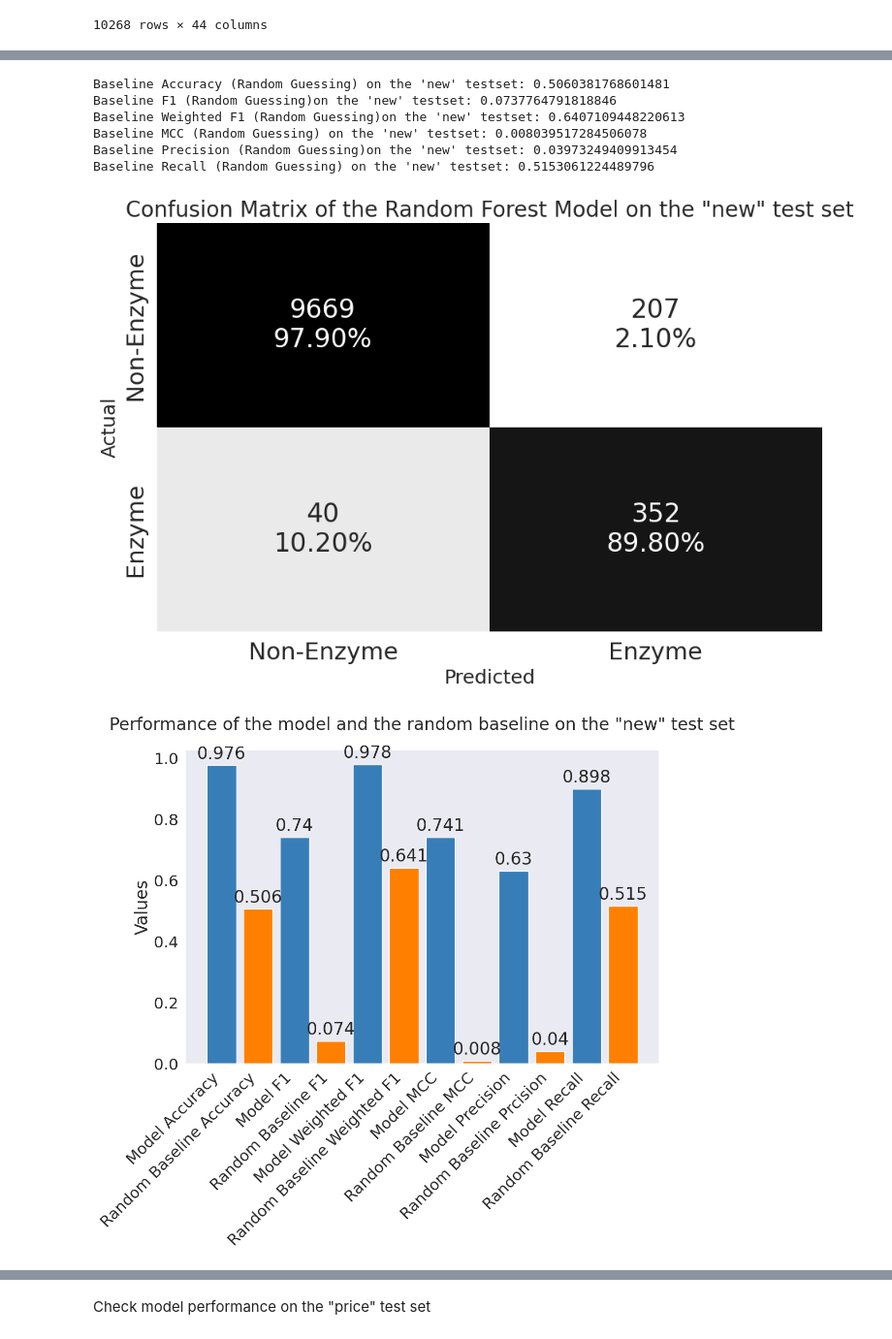
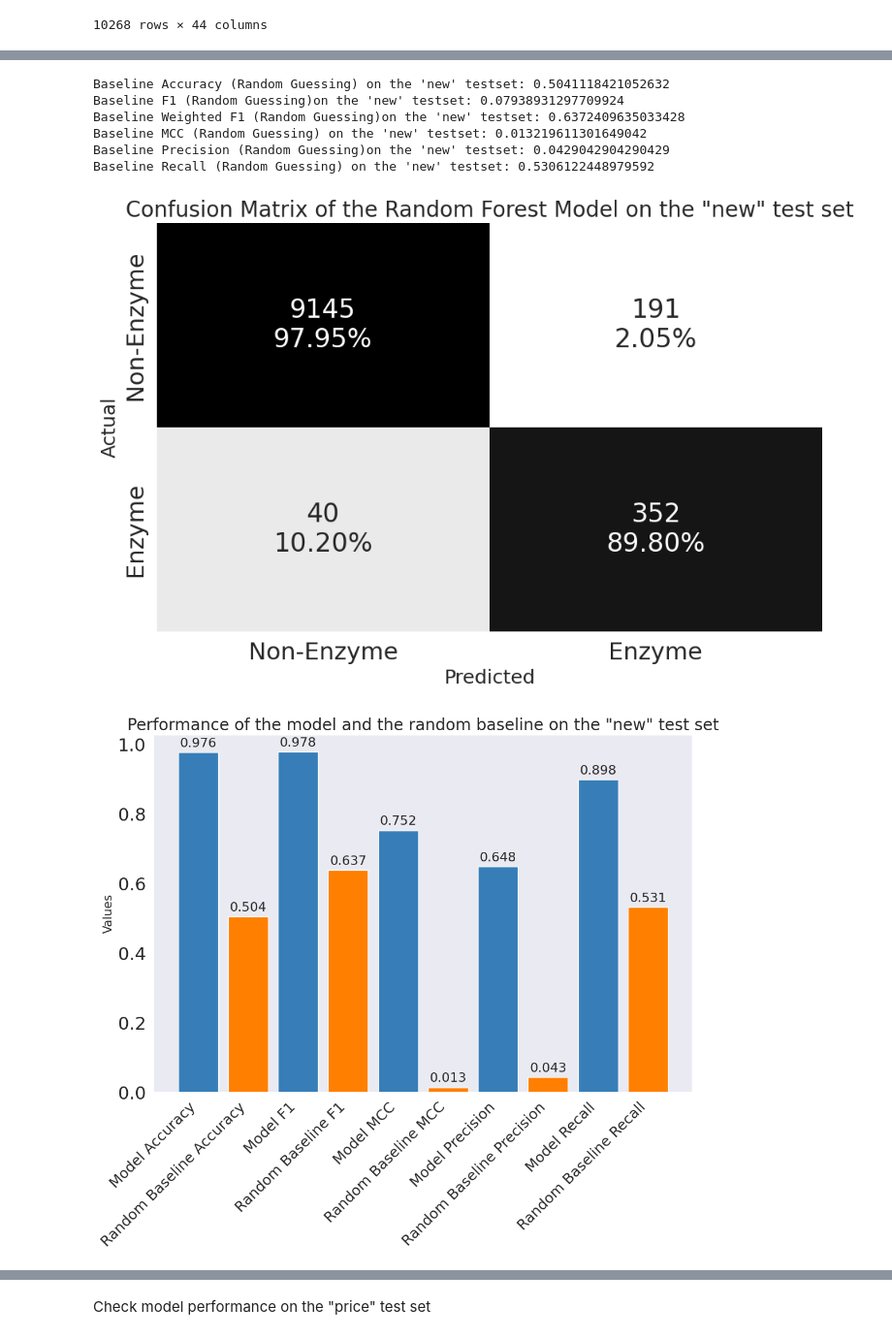
Before and after one commit to github4touchdouble/nnet-enzyme, a Jupyter notebook: random_forest/RandomForest_esm2.ipynb, the cells around one changed output, grey strips where cells are left out. Shown at 97% size. Drawn from its saved outputs; the diff is of its cells as text; code cells hidden in the pictures.

```diff
--- a/random_forest/RandomForest_esm2.ipynb
+++ b/random_forest/RandomForest_esm2.ipynb
@@ -1282,0 +1400,5 @@ test_new_df_reduced_pca
+# %%
+test_new_df_filtered =filter_unwanted_seqs(test_new_df_reduced_pca)
+# %%
+test_new_df_filtered = test_new_df_filtered.sort_values(['Label','Entry'],ascending=[False, True]).reset_index(drop=True)
+test_new_df_filtered
@@ -1283,6 +1419,6 @@ test_new_df_reduced_pca
 # %%
-y_test_new=test_new_df_reduced_pca['Label']
-X_test_new=test_new_df_reduced_pca[['Mass', 'Emb median', 'Emb std', 'Emb magnitude', 'PCA 1', 'PCA 2',
+y_test_new=test_new_df_filtered['Label']
+X_test_new=test_new_df_filtered[['Mass', 'Emb median', 'Emb std', 'Emb magnitude', 'PCA 1', 'PCA 2',
        'PCA 3', 'PCA 4', 'PCA 5', 'PCA 6', 'PCA 7', 'PCA 8', 'PCA 9', 'PCA 10',
        'PCA 11', 'PCA 12', 'PCA 13', 'PCA 14', 'PCA 15', 'PCA 16', 'PCA 17',
        'PCA 18', 'PCA 19', 'PCA 20', 'PCA 21', 'PCA 22', 'PCA 23', 'PCA 24',
@@ -1378,12 +1481,12 @@ print("Baseline MCC (Random Guessing) on the 'new' testset:", baseline_mcc_test_
 print("Baseline Precision (Random Guessing)on the 'new' testset:", baseline_precsion_test_new)
 print("Baseline Recall (Random Guessing) on the 'new' testset:", baseline_recall_test_new)
 # %% [output]
-Baseline Accuracy (Random Guessing) on the 'new' testset: 0.5060381768601481
-Baseline F1 (Random Guessing)on the 'new' testset: 0.0737764791818846
-Baseline Weighted F1 (Random Guessing)on the 'new' testset: 0.6407109448220613
-Baseline MCC (Random Guessing) on the 'new' testset: 0.008039517284506078
-Baseline Precision (Random Guessing)on the 'new' testset: 0.03973249409913454
-Baseline Recall (Random Guessing) on the 'new' testset: 0.5153061224489796
+Baseline Accuracy (Random Guessing) on the 'new' testset: 0.5041118421052632
+Baseline F1 (Random Guessing)on the 'new' testset: 0.07938931297709924
+Baseline Weighted F1 (Random Guessing)on the 'new' testset: 0.6372409635033428
+Baseline MCC (Random Guessing) on the 'new' testset: 0.013219611301649042
+Baseline Precision (Random Guessing)on the 'new' testset: 0.0429042904290429
+Baseline Recall (Random Guessing) on the 'new' testset: 0.5306122448979592
 # %%
 cf_matrix = confusion_matrix(y_test_new, y_pred_test_new)
 cf_matrix_normal = confusion_matrix(y_test_new, y_pred_test_new, normalize='true')
@@ -1405,31 +1508,33 @@ plt.title('Confusion Matrix of the Random Forest Model on the "new" test set', f
 plt.tight_layout()
 plt.show()
 # %% [output]
-[figure, old version]
+[figure, new version]
 # %%
 # Plot the results of the model and the random baseline
 # Showing accuracy, f1, mcc, precision and recall
-categories = ['Model Accuracy','Random Baseline Accuracy' ,'Model F1','Random Baseline F1','Model Weighted F1','Random Baseline Weighted F1' ,'Model MCC','Random Baseline MCC' ,'Model Precision','Random Baseline Prcision' ,'Model Recall', 'Random Baseline Recall']
-values = [loaded_model_accuracy_new, baseline_accuracy_test_new, f1_test_new, baseline_f1_test_new,weighted_f1_test_new,baseline_weighted_f1_test_new ,mcc_test_new, baseline_mcc_test_new, precision_test_new, baseline_precsion_test_new, recall_test_new, baseline_recall_test_new]
+categories = ['Model Accuracy','Random Baseline Accuracy' ,'Model F1','Random Baseline F1','Model MCC','Random Baseline MCC' ,'Model Precision','Random Baseline Precision' ,'Model Recall', 'Random Baseline Recall']
+values = [loaded_model_accuracy_new, baseline_accuracy_test_new, weighted_f1_test_new,baseline_weighted_f1_test_new ,mcc_test_new, baseline_mcc_test_new, precision_test_new, baseline_precsion_test_new, recall_test_new, baseline_recall_test_new]
 plt.figure(figsize=(12, 8))
 
 # Create a bar plot
 plt.bar(categories, values,color=['#377eb8', '#ff7f00','#377eb8', '#ff7f00','#377eb8', '#ff7f00','#377eb8', '#ff7f00','#377eb8', '#ff7f00'])
 
 # Rotate the category labels for better readability
-plt.gca().set_xticklabels(categories, rotation=45, horizontalalignment='right')
+plt.gca().set_xticklabels(categories, rotation=45, horizontalalignment='right', size=18)
 
 # Add values on top of each bar
 for i, v in enumerate(values):
-    plt.text(i, v + 0.01, str(round(v, 3)), ha='center', va='bottom')
+    plt.text(i, v + 0.01, str(round(v, 3)), ha='center', va='bottom', size=16)
 
-plt.ylabel('Values')
-plt.title('Performance of the model and the random baseline on the "new" test set',y=1.05)
+plt.ylabel('Values', size=15)
+plt.title('Performance of the model and the random baseline on the "new" test set',size=20)
 
 plt.grid(False)
+#plt.tight_layout()
+
 plt.show()
 # %% [output]
-[figure, old version]
+[figure, new version]
 # %%
 plot_bootstrapped_score(y_trues=[y_test_new,y_test_new], y_preds=[y_pred_test_new, random_baseline_predictions_test_new], scoring_funcs=[calculate_mcc, calculate_weighted_f1], model_names=["Random Forest", "Random Baseline lv0"], plot_title="Performance Metrics with Custom Error Bars by Model on the 'new' test set")
 # %% [output]
```
Also changed, not shown: parts of 29 cells of this notebook, 2 other files.
